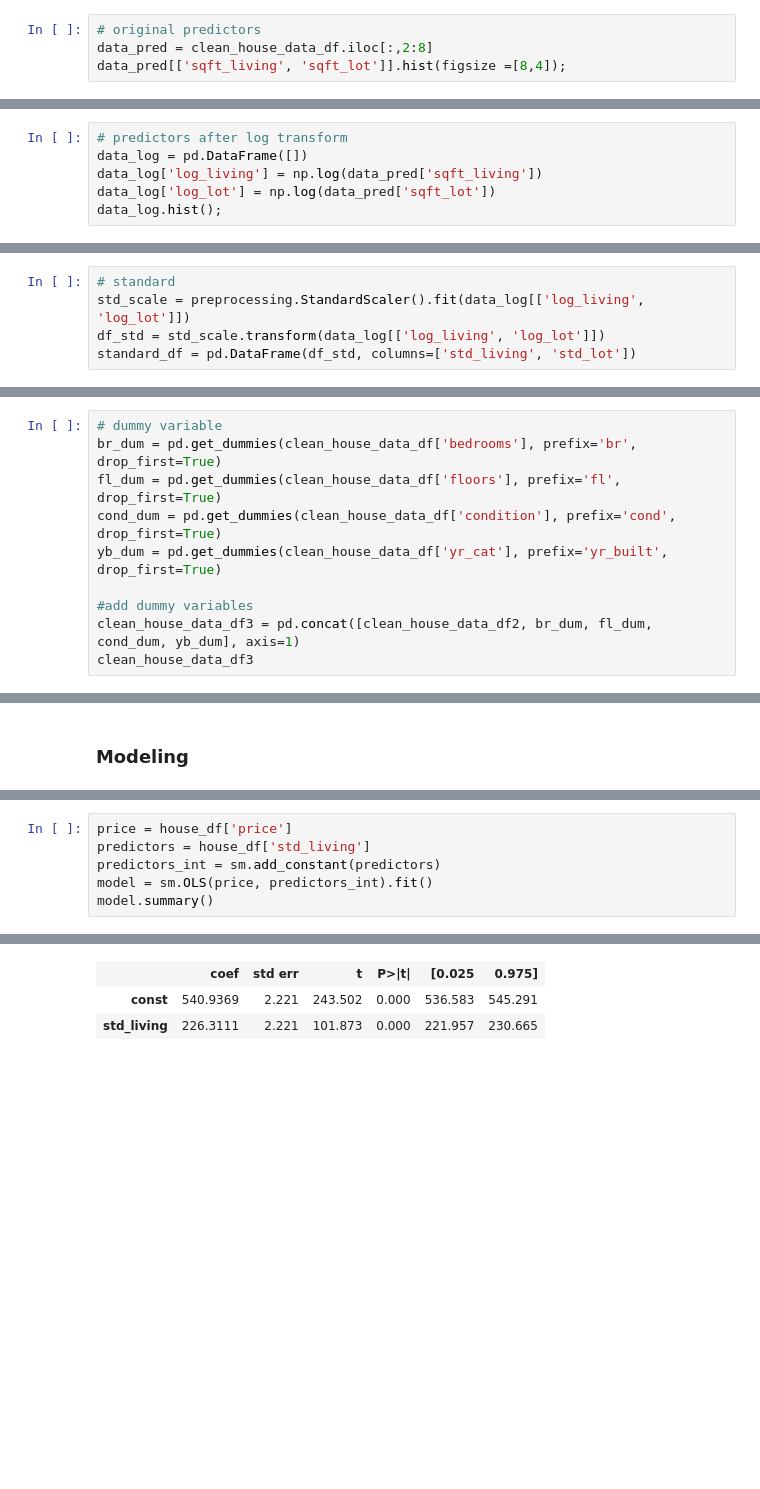
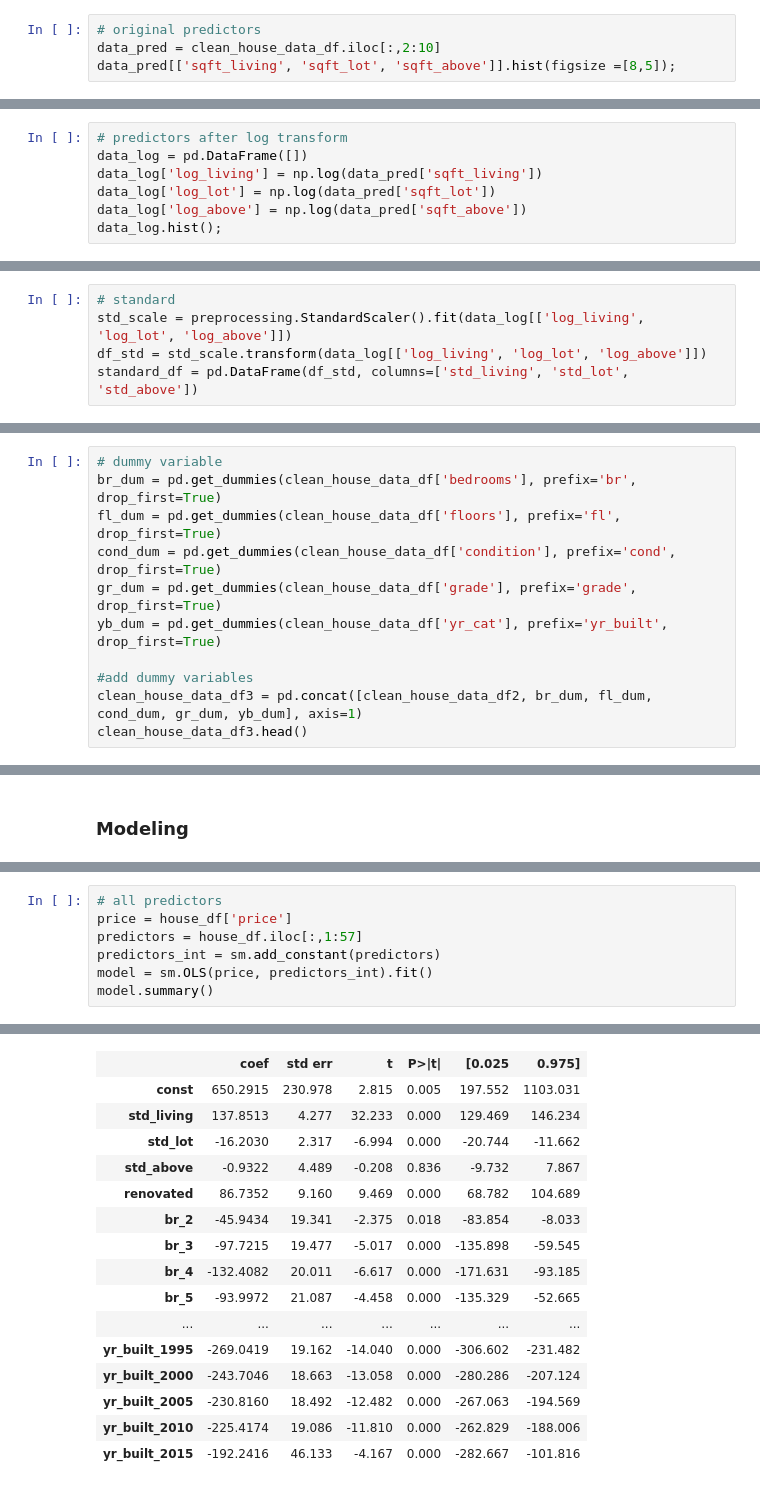
Before and after one commit to wong-ricky/House-Price, a Jupyter notebook: House Price.ipynb, the cells around one changed output, grey strips where cells are left out. Saved outputs shown, nothing was run; the diff lists cells and outputs as text; blank space fills up the shorter version.

```diff
--- a/House Price.ipynb
+++ b/House Price.ipynb
@@ -253,6 +261,6 @@ abs(house_pred.corr()) > 0.75
 #### normalise
 # %%
 # original predictors
-data_pred = clean_house_data_df.iloc[:,2:8]
-data_pred[['sqft_living', 'sqft_lot']].hist(figsize =[8,4]);
+data_pred = clean_house_data_df.iloc[:,2:10]
+data_pred[['sqft_living', 'sqft_lot', 'sqft_above']].hist(figsize =[8,5]);
 # %% [output]
@@ -262,5 +270,6 @@ data_pred[['sqft_living', 'sqft_lot']].hist(figsize =[8,4]);
 data_log = pd.DataFrame([])
 data_log['log_living'] = np.log(data_pred['sqft_living'])
 data_log['log_lot'] = np.log(data_pred['sqft_lot'])
+data_log['log_above'] = np.log(data_pred['sqft_above'])
 data_log.hist();
 # %% [output]
@@ -268,7 +277,7 @@ data_log.hist();
 # %%
 # standard
-std_scale = preprocessing.StandardScaler().fit(data_log[['log_living', 'log_lot']])
-df_std = std_scale.transform(data_log[['log_living', 'log_lot']])
-standard_df = pd.DataFrame(df_std, columns=['std_living', 'std_lot'])
+std_scale = preprocessing.StandardScaler().fit(data_log[['log_living', 'log_lot', 'log_above']])
+df_std = std_scale.transform(data_log[['log_living', 'log_lot', 'log_above']])
+standard_df = pd.DataFrame(df_std, columns=['std_living', 'std_lot', 'std_above'])
 # %%
 clean_house_data_df2 = pd.concat([clean_house_data_df['price'], standard_df, clean_house_data_df['renovated']], axis=1)
@@ -305,9 +307,10 @@ clean_house_data_df['yr_cat'] = clean_house_data_df['yr_built'].map(categorise_y
 br_dum = pd.get_dummies(clean_house_data_df['bedrooms'], prefix='br', drop_first=True)
 fl_dum = pd.get_dummies(clean_house_data_df['floors'], prefix='fl', drop_first=True)
 cond_dum = pd.get_dummies(clean_house_data_df['condition'], prefix='cond', drop_first=True)
+gr_dum = pd.get_dummies(clean_house_data_df['grade'], prefix='grade', drop_first=True)
 yb_dum = pd.get_dummies(clean_house_data_df['yr_cat'], prefix='yr_built', drop_first=True)
 
 #add dummy variables
-clean_house_data_df3 = pd.concat([clean_house_data_df2, br_dum, fl_dum, cond_dum, yb_dum], axis=1)
-clean_house_data_df3
+clean_house_data_df3 = pd.concat([clean_house_data_df2, br_dum, fl_dum, cond_dum, gr_dum, yb_dum], axis=1)
+clean_house_data_df3.head()
 # %% [output]
@@ -357,6 +358,7 @@ memory usage: 1.2 MB
 # %%
+# all predictors
 price = house_df['price']
-predictors = house_df['std_living']
+predictors = house_df.iloc[:,1:57]
 predictors_int = sm.add_constant(predictors)
 model = sm.OLS(price, predictors_int).fit()
 model.summary()
@@ -373,4 +375,17 @@ OLS Regression Results
 | Covariance Type: | nonrobust |  |  |
 |  | coef | std err | t | P>|t| | [0.025 | 0.975] |
-| const | 540.9369 | 2.221 | 243.502 | 0.000 | 536.583 | 545.291 |
-| std_living | 226.3111 | 2.221 | 101.873 | 0.000 | 221.957 | 230.665 |
+| const | 650.2915 | 230.978 | 2.815 | 0.005 | 197.552 | 1103.031 |
+| std_living | 137.8513 | 4.277 | 32.233 | 0.000 | 129.469 | 146.234 |
+| std_lot | -16.2030 | 2.317 | -6.994 | 0.000 | -20.744 | -11.662 |
+| std_above | -0.9322 | 4.489 | -0.208 | 0.836 | -9.732 | 7.867 |
+| renovated | 86.7352 | 9.160 | 9.469 | 0.000 | 68.782 | 104.689 |
+| br_2 | -45.9434 | 19.341 | -2.375 | 0.018 | -83.854 | -8.033 |
+| br_3 | -97.7215 | 19.477 | -5.017 | 0.000 | -135.898 | -59.545 |
+| br_4 | -132.4082 | 20.011 | -6.617 | 0.000 | -171.631 | -93.185 |
+| br_5 | -93.9972 | 21.087 | -4.458 | 0.000 | -135.329 | -52.665 |
+| ... | ... | ... | ... | ... | ... | ... |
+| yr_built_1995 | -269.0419 | 19.162 | -14.040 | 0.000 | -306.602 | -231.482 |
+| yr_built_2000 | -243.7046 | 18.663 | -13.058 | 0.000 | -280.286 | -207.124 |
+| yr_built_2005 | -230.8160 | 18.492 | -12.482 | 0.000 | -267.063 | -194.569 |
+| yr_built_2010 | -225.4174 | 19.086 | -11.810 | 0.000 | -262.829 | -188.006 |
+| yr_built_2015 | -192.2416 | 46.133 | -4.167 | 0.000 | -282.667 | -101.816 |
```
Also changed, not shown: parts of 24 cells of this notebook.
